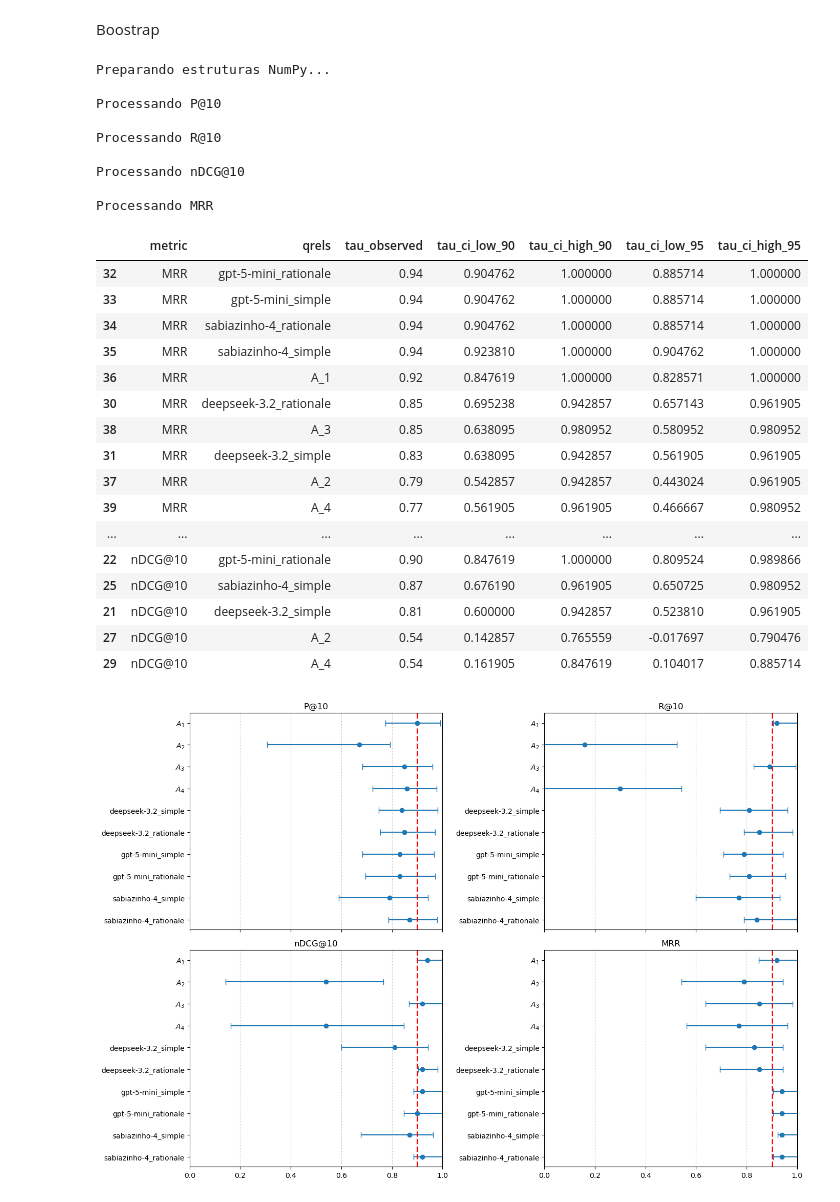
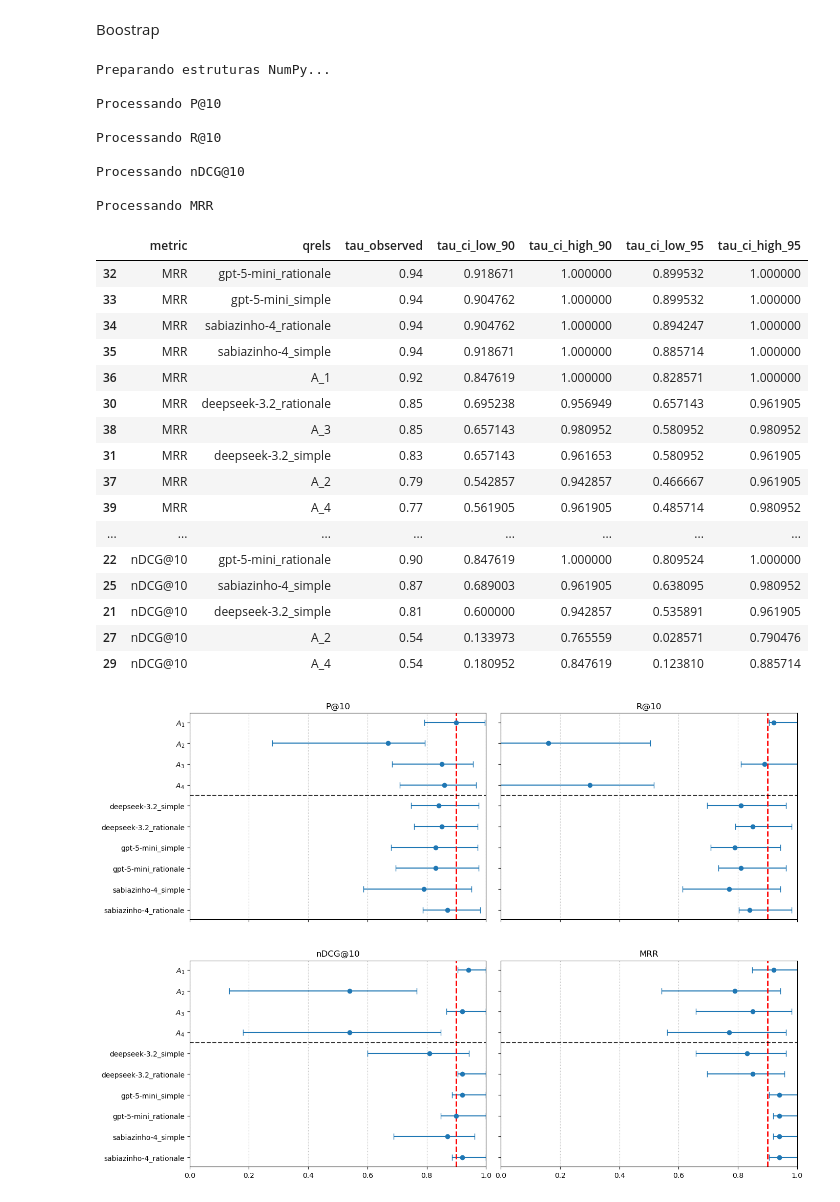
Before and after one commit to carisio/NormasTCU, a Jupyter notebook: 8 - Comparação ranking sistemas.ipynb, the cells around one changed output. Cells and saved outputs as stored; diff of their text form; code cells hidden in the pictures.

```diff
--- a/8 - Comparação ranking sistemas.ipynb
+++ b/8 - Comparação ranking sistemas.ipynb
@@ -857,7 +857,7 @@ METRICAS = [
 #     "BCa"
 ##############################################################################
 METHOD = "BCa"
-N_BOOT = 2000
+N_BOOT = 10000
 SEED = 42
 
 rng = np.random.default_rng(SEED)
@@ -1117,13 +1117,6 @@ for metrica in METRICAS:
         ######################################################################
         indices_originais = np.arange(n_queries)
 
-#        tau_observed = calcula_tau_indices(
-#            indices_originais,
-##            qrels_name,
-  #          metrica,
-   #         idx_ref,
-    #        idx_alt
-     #   )
         tau_observed = df_expandido.loc[df_expandido["qrels_comparado"] == qrels_name, f"kendall_tau_{metrica}"].iloc[0]
 
         ######################################################################
@@ -1212,22 +1205,22 @@ Processando nDCG@10
 
 Processando MRR
 |  | metric | qrels | tau_observed | tau_ci_low_90 | tau_ci_high_90 | tau_ci_low_95 | tau_ci_high_95 |
-| 32 | MRR | gpt-5-mini_rationale | 0.94 | 0.904762 | 1.000000 | 0.885714 | 1.000000 |
-| 33 | MRR | gpt-5-mini_simple | 0.94 | 0.904762 | 1.000000 | 0.885714 | 1.000000 |
-| 34 | MRR | sabiazinho-4_rationale | 0.94 | 0.904762 | 1.000000 | 0.885714 | 1.000000 |
-| 35 | MRR | sabiazinho-4_simple | 0.94 | 0.923810 | 1.000000 | 0.904762 | 1.000000 |
+| 32 | MRR | gpt-5-mini_rationale | 0.94 | 0.918671 | 1.000000 | 0.899532 | 1.000000 |
+| 33 | MRR | gpt-5-mini_simple | 0.94 | 0.904762 | 1.000000 | 0.899532 | 1.000000 |
+| 34 | MRR | sabiazinho-4_rationale | 0.94 | 0.904762 | 1.000000 | 0.894247 | 1.000000 |
+| 35 | MRR | sabiazinho-4_simple | 0.94 | 0.918671 | 1.000000 | 0.885714 | 1.000000 |
 | 36 | MRR | A_1 | 0.92 | 0.847619 | 1.000000 | 0.828571 | 1.000000 |
-| 30 | MRR | deepseek-3.2_rationale | 0.85 | 0.695238 | 0.942857 | 0.657143 | 0.961905 |
-| 38 | MRR | A_3 | 0.85 | 0.638095 | 0.980952 | 0.580952 | 0.980952 |
-| 31 | MRR | deepseek-3.2_simple | 0.83 | 0.638095 | 0.942857 | 0.561905 | 0.961905 |
-| 37 | MRR | A_2 | 0.79 | 0.542857 | 0.942857 | 0.443024 | 0.961905 |
-| 39 | MRR | A_4 | 0.77 | 0.561905 | 0.961905 | 0.466667 | 0.980952 |
+| 30 | MRR | deepseek-3.2_rationale | 0.85 | 0.695238 | 0.956949 | 0.657143 | 0.961905 |
+| 38 | MRR | A_3 | 0.85 | 0.657143 | 0.980952 | 0.580952 | 0.980952 |
+| 31 | MRR | deepseek-3.2_simple | 0.83 | 0.657143 | 0.961653 | 0.580952 | 0.961905 |
+| 37 | MRR | A_2 | 0.79 | 0.542857 | 0.942857 | 0.466667 | 0.961905 |
+| 39 | MRR | A_4 | 0.77 | 0.561905 | 0.961905 | 0.485714 | 0.980952 |
 | ... | ... | ... | ... | ... | ... | ... | ... |
-| 22 | nDCG@10 | gpt-5-mini_rationale | 0.90 | 0.847619 | 1.000000 | 0.809524 | 0.989866 |
-| 25 | nDCG@10 | sabiazinho-4_simple | 0.87 | 0.676190 | 0.961905 | 0.650725 | 0.980952 |
-| 21 | nDCG@10 | deepseek-3.2_simple | 0.81 | 0.600000 | 0.942857 | 0.523810 | 0.961905 |
-| 27 | nDCG@10 | A_2 | 0.54 | 0.142857 | 0.765559 | -0.017697 | 0.790476 |
-| 29 | nDCG@10 | A_4 | 0.54 | 0.161905 | 0.847619 | 0.104017 | 0.885714 |
+| 22 | nDCG@10 | gpt-5-mini_rationale | 0.90 | 0.847619 | 1.000000 | 0.809524 | 1.000000 |
+| 25 | nDCG@10 | sabiazinho-4_simple | 0.87 | 0.689003 | 0.961905 | 0.638095 | 0.980952 |
+| 21 | nDCG@10 | deepseek-3.2_simple | 0.81 | 0.600000 | 0.942857 | 0.535891 | 0.961905 |
+| 27 | nDCG@10 | A_2 | 0.54 | 0.133973 | 0.765559 | 0.028571 | 0.790476 |
+| 29 | nDCG@10 | A_4 | 0.54 | 0.180952 | 0.847619 | 0.123810 | 0.885714 |
 # %%
 ##############################################################################
 # ORDEM
@@ -1239,7 +1232,7 @@ ordem = [q for q in subtitle_order if q in df_taus["qrels"].unique()]
 # FIGURA 2x2
 ##############################################################################
 
-fig, axes = plt.subplots(2, 2, figsize=(14, 10), sharex=True)
+fig, axes = plt.subplots(2, 2, figsize=(14, 10))
 
 axes = axes.flatten()
 
@@ -1301,39 +1294,53 @@ for idx, metrica in enumerate(METRICAS):
         linewidth=2,
         color="red"
     )
 
     ##########################################################################
     # FORMATAÇÃO
     ##########################################################################
 
     ax.set_yticks(y)
 
-    ax.set_yticklabels([
-        f"${q}$" if q.startswith("A_") else q
-        for q in df_metric["qrels"]
-    ])
+    if idx == 0 or idx == 2:
+        ax.set_yticklabels([
+            f"${q}$" if q.startswith("A_") else q
+            for q in df_metric["qrels"]
+        ])
+    else:
+        ax.set_yticklabels([])
+
+    if idx in [0, 1]:
+        ax.set_xticklabels([])
+
+    ax.axhline(
+        y=3.5,
+        color="black",
+        alpha=0.8,
+        linestyle="--",
+        linewidth=1.5
+    )
 
     ax.invert_yaxis()
 
     ax.set_title(metrica)
 
     ax.grid(
         axis="x",
         linestyle=":"
     )
 
     ax.set_xlim(0, 1)
 
 ##############################################################################
 # FINALIZA
 ##############################################################################
 plt.tight_layout(rect=[0, 0, 1, 0.96])
-
+plt.subplots_adjust(wspace=0.05, hspace=0.2)
 plt.savefig("figure_7-ic_90_tau.png", dpi=600, bbox_inches="tight")
 
 plt.show()
 # %% [output]
-[figure, old version]
+[figure, new version]
 # %%
 ##############################################################################
 # ORDEM
```
Also changed, not shown: parts of 1 cell of this notebook.
